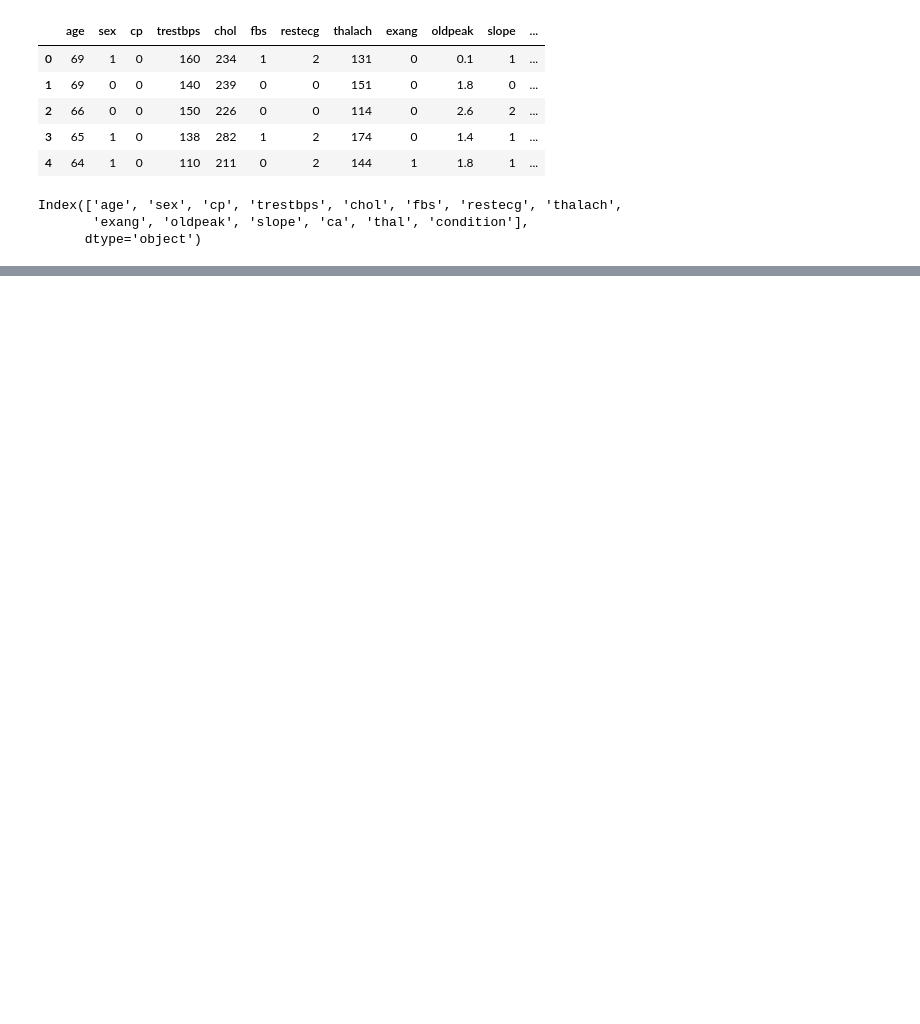
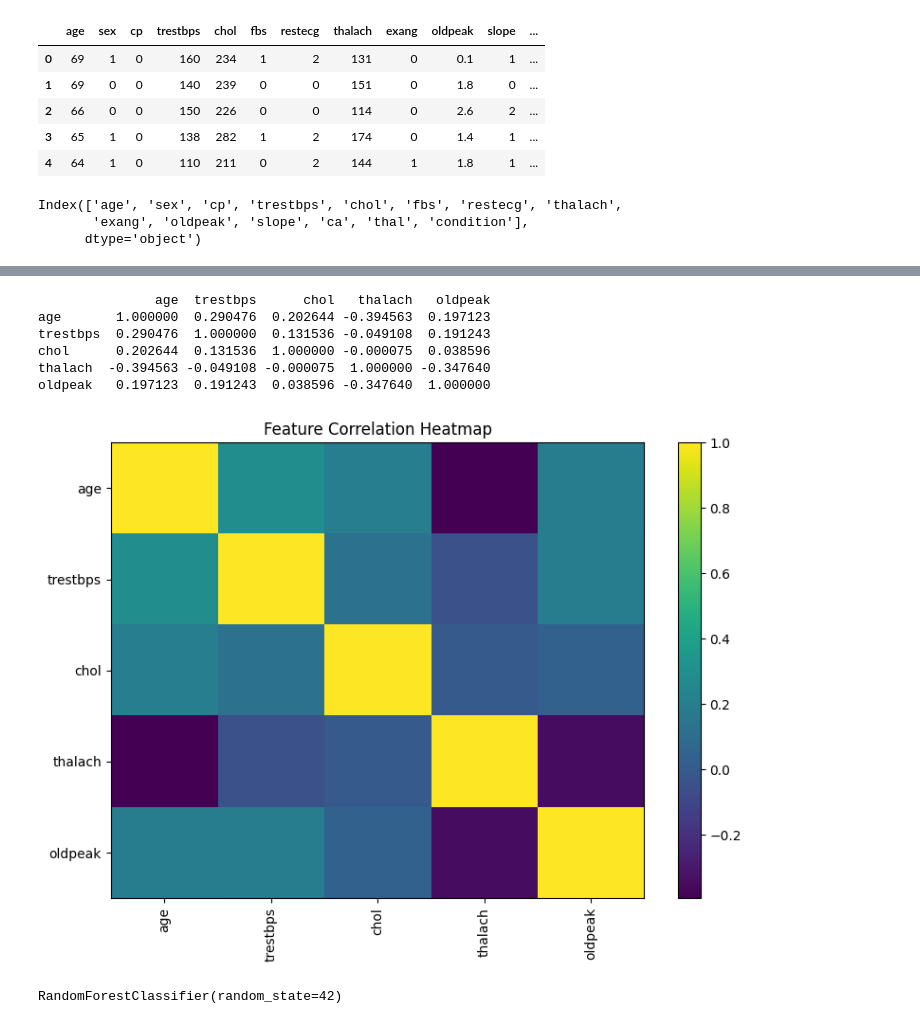
Before and after one commit to visheshgupta19/Explainable-Techniques-II, a Jupyter notebook: Explainable_Techniques_II.ipynb, the cells around one changed output, grey strips where cells are left out. Cells and saved outputs as stored; diff of their text form; code cells hidden in the pictures; blank space fills up the shorter version.

```diff
--- a/Explainable_Techniques_II.ipynb
+++ b/Explainable_Techniques_II.ipynb
@@ -20,0 +97,21 @@ Index(['age', 'sex', 'cp', 'trestbps', 'chol', 'fbs', 'restecg', 'thalach',
+# %%
+corr = df[num_features].corr()
+print(corr)
+# %% [output]
+               age  trestbps      chol   thalach   oldpeak
+age       1.000000  0.290476  0.202644 -0.394563  0.197123
+trestbps  0.290476  1.000000  0.131536 -0.049108  0.191243
+chol      0.202644  0.131536  1.000000 -0.000075  0.038596
+thalach  -0.394563 -0.049108 -0.000075  1.000000 -0.347640
+oldpeak   0.197123  0.191243  0.038596 -0.347640  1.000000
+# %%
+plt.figure(figsize=(8,6))
+plt.imshow(corr, interpolation='nearest', aspect='auto')
+plt.colorbar()
+plt.xticks(np.arange(len(corr.columns)), corr.columns, rotation=90)
+plt.yticks(np.arange(len(corr.columns)), corr.columns)
+plt.title("Feature Correlation Heatmap")
+plt.tight_layout()
+plt.show()
+# %% [output]
+[figure, added]
@@ -20,0 +121,9 @@ Index(['age', 'sex', 'cp', 'trestbps', 'chol', 'fbs', 'restecg', 'thalach',
+# %%
+X_train, X_test, y_train, y_test = train_test_split(
+    X, y, test_size=0.2, random_state=42, stratify=y
+)
+
+model = RandomForestClassifier(random_state=42)
+model.fit(X_train, y_train)
+# %% [output]
+RandomForestClassifier(random_state=42)
```
Also changed, not shown: parts of 21 cells of this notebook.
